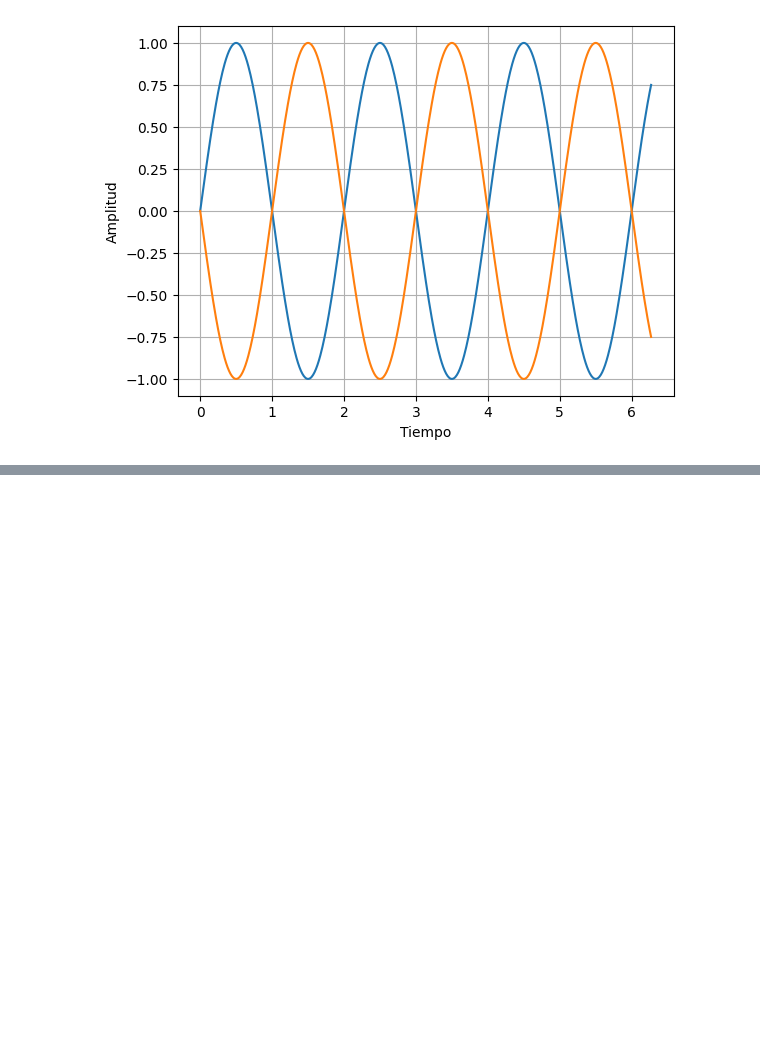
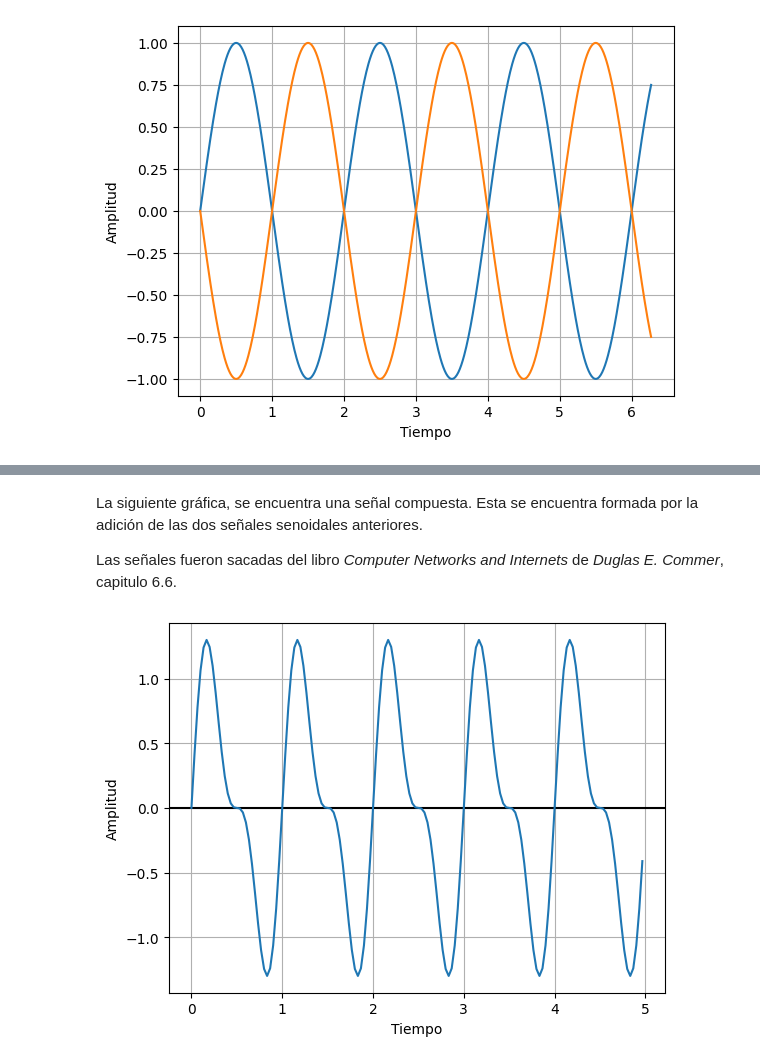
Before and after one commit to RoboG-11/Seniales-senoidales, a Jupyter notebook: Notebook.ipynb, the cells around one changed output, grey strips where cells are left out. Saved outputs shown, nothing was run; the diff lists cells and outputs as text; code cells hidden in the pictures; blank space fills up the shorter version.

```diff
--- a/Notebook.ipynb
+++ b/Notebook.ipynb
@@ -217,0 +238,16 @@ El siguiente código hace una gráfica de una señal compuesta.
+# %% [markdown]
+La siguiente gráfica, se encuentra una señal compuesta. Esta se encuentra formada por la adición de las dos señales senoidales anteriores.
+
+Las señales fueron sacadas del libro _Computer Networks and Internets_ de _Duglas E. Commer_, capitulo 6.6.
+# %%
+z = x + y # Señal compuesta
+
+#* Graficación de la señal *#
+plt.axhline(y = 0, color = 'k')
+plt.ylabel('Amplitud')
+plt.xlabel('Tiempo')
+plt.plot(t, z)
+plt.grid('on')
+plt.grid('on')
+# %% [output]
+[figure, added]
```
Also changed, not shown: parts of 4 cells of this notebook, 2 other files.
